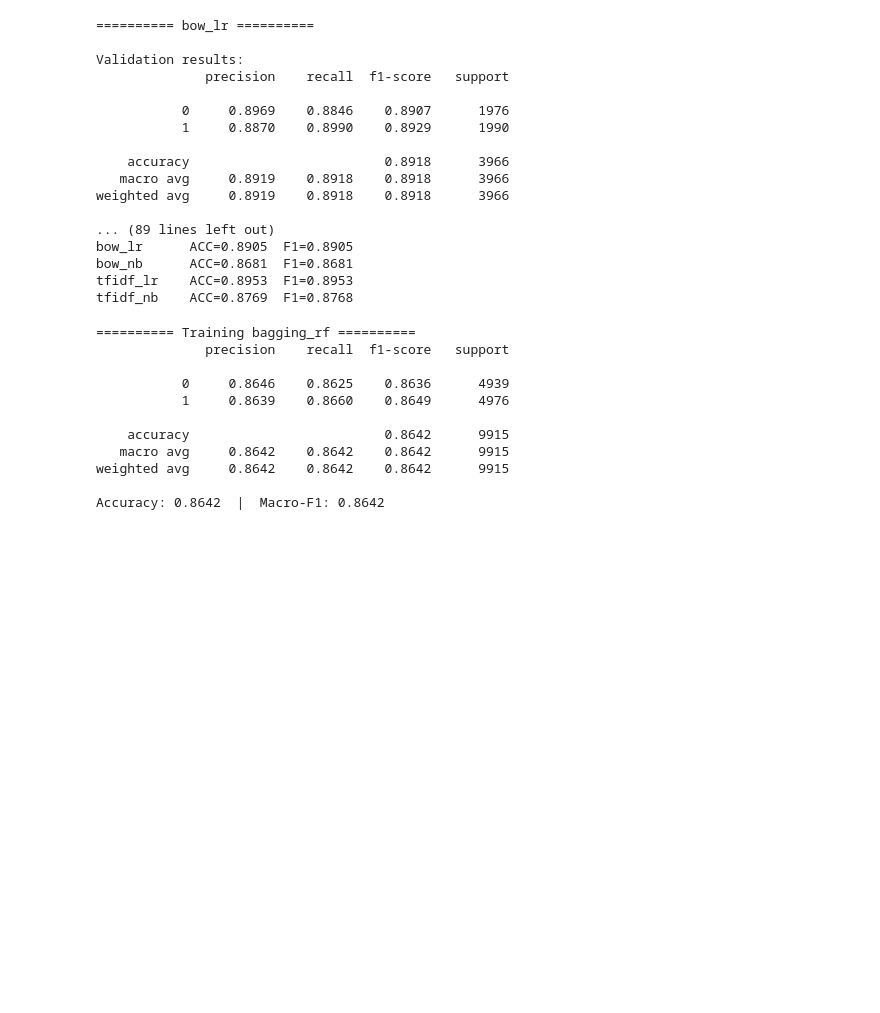
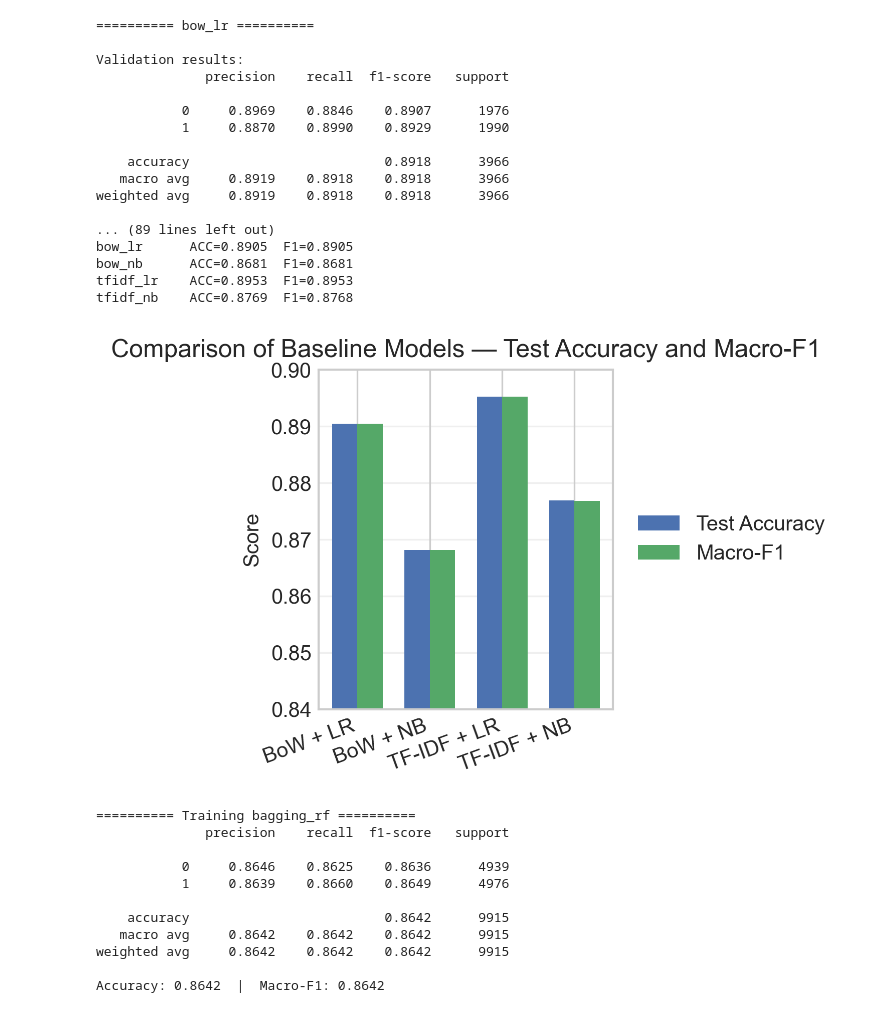
Before and after one commit to brandonkimchi/NLP_Project, a Jupyter notebook: main.ipynb, the cells around one changed output. Saved outputs shown, nothing was run; the diff lists cells and outputs as text; code cells hidden in the pictures; blank space fills up the shorter version.

Commit message:
graphs

```diff
--- a/main.ipynb
+++ b/main.ipynb
@@ -215,6 +215,44 @@ bow_lr      ACC=0.8905  F1=0.8905
 bow_nb      ACC=0.8681  F1=0.8681
 tfidf_lr    ACC=0.8953  F1=0.8953
 tfidf_nb    ACC=0.8769  F1=0.8768
+# %%
+import matplotlib.pyplot as plt
+import numpy as np
+
+# ==== Your results per model ====
+labels = ["BoW + LR", "BoW + NB", "TF-IDF + LR", "TF-IDF + NB"]
+accuracy = [0.8905, 0.8681, 0.8953, 0.8769]
+f1 = [0.8905, 0.8681, 0.8953, 0.8768]
+
+x = np.arange(len(labels))
+width = 0.35
+
+# --- Plot style ---
+plt.style.use("seaborn-v0_8-whitegrid")
+fig, ax = plt.subplots(figsize=(5.2, 3.2), dpi=300)
+
+# --- Bars ---
+bars1 = ax.bar(x - width/2, accuracy, width, label="Test Accuracy", color="#4C72B0")
+bars2 = ax.bar(x + width/2, f1, width, label="Macro-F1", color="#55A868")
+
+# --- Formatting ---
+ax.set_ylabel("Score")
+ax.set_ylim(0.84, 0.90)
+ax.set_xticks(x)
+ax.set_xticklabels(labels, rotation=20, ha="right")
+
+ax.set_title("Comparison of Baseline Models — Test Accuracy and Macro-F1")
+ax.grid(axis="y", alpha=0.3)
+
+# --- Legend outside ---
+ax.legend(loc="center left", bbox_to_anchor=(1.02, 0.5), frameon=False)
+
+# --- Layout tweak to fit legend ---
+fig.tight_layout(rect=[0, 0, 0.82, 1])
+
+plt.show()
+# %% [output]
+[figure, added]
 # %%
 # Ensemble methods
 
```
Also changed, not shown: parts of 4 cells of this notebook.
